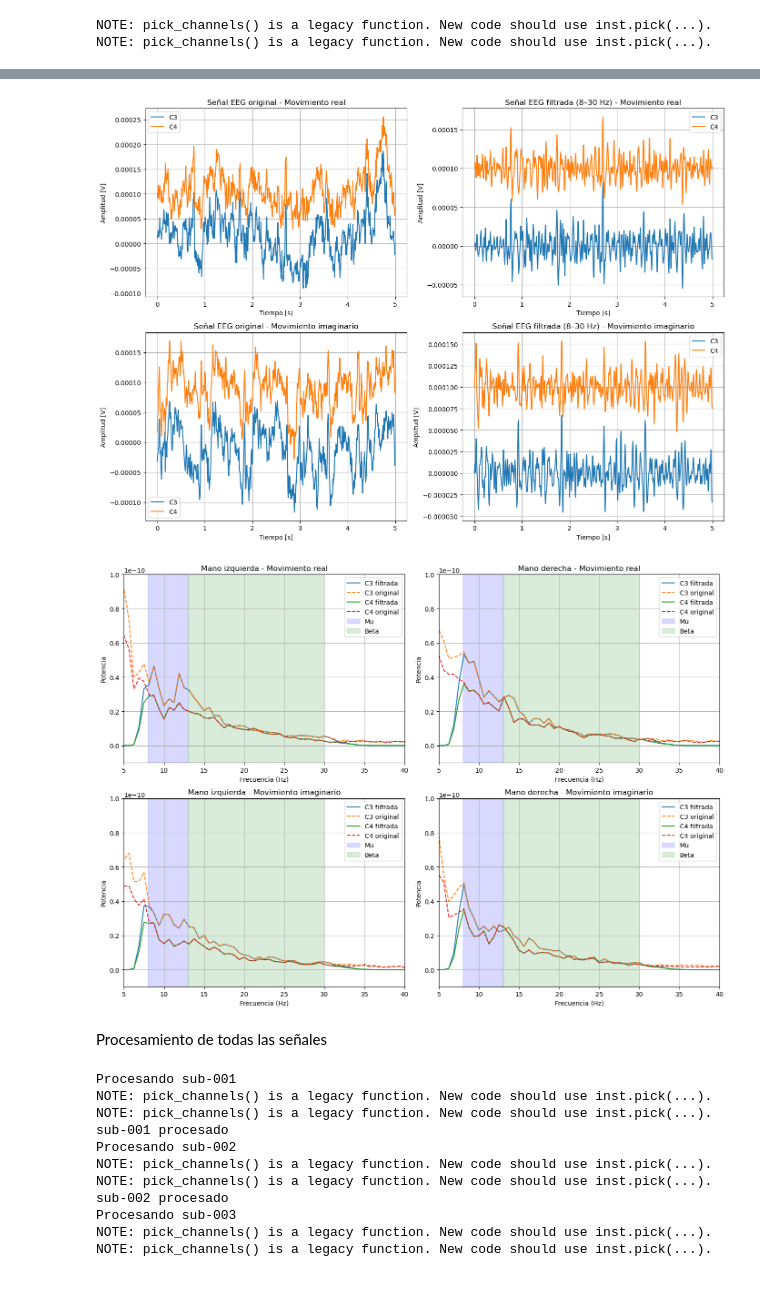
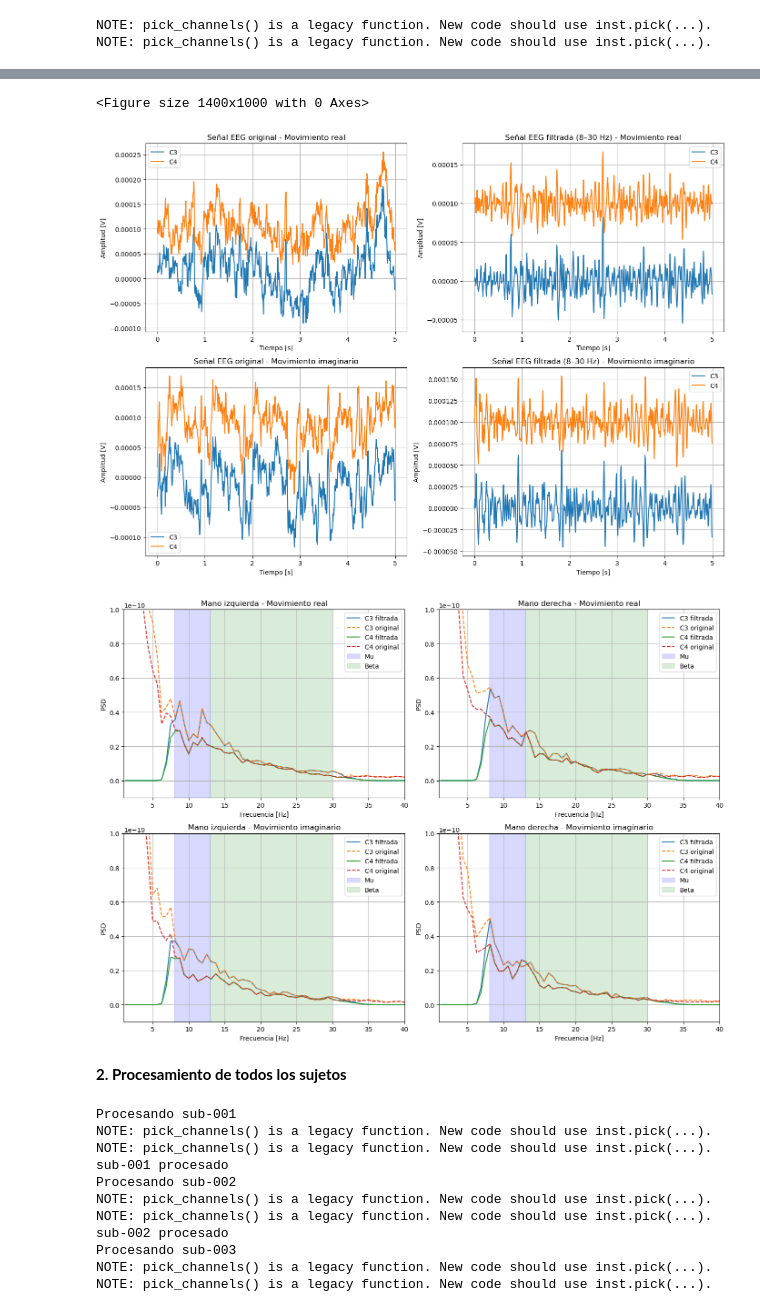
Before and after one commit to Isa21bella09/Proyecto-1---Biose-ales---Procesamiento-EEG, a Jupyter notebook: Proyecto 1 - Bioseñales.ipynb, the cells around one changed output, grey strips where cells are left out. Saved outputs shown, nothing was run; the diff lists cells and outputs as text; code cells hidden in the pictures.

```diff
--- a/Proyecto 1 - Bioseñales.ipynb
+++ b/Proyecto 1 - Bioseñales.ipynb
@@ -78,3 +77,7 @@ raw_imag_filt = raw_imag.copy().filter(8., 30., fir_window='hamming', verbose=Fa
 # %% [output]
 NOTE: pick_channels() is a legacy function. New code should use inst.pick(...).
 NOTE: pick_channels() is a legacy function. New code should use inst.pick(...).
+# %%
+# Graficar la serie de tiempo de todos los canales
+raw = mne.io.read_raw_eeglab(ruta_archivo, preload=True, verbose=False)
+raw.plot(n_channels=len(raw.ch_names), duration=5.0, scalings='auto');
@@ -135,7 +140,6 @@ plt.ylabel("Amplitud [V]")
 plt.grid()
 plt.legend()
 
-# FILTRADA
 plt.subplot(2,2,4)
 for i, ch in enumerate(['C3', 'C4']):
     plt.plot(times, img_filt[i] + i*offset, label=ch)
@@ -148,6 +152,7 @@ plt.legend()
 plt.tight_layout()
 plt.show()
 # %% [output]
+<Figure size 1400x1000 with 0 Axes>
 [figure]
 # %%
 # 4. PSD
@@ -172,7 +177,7 @@ epochs_imag_orig = mne.Epochs(raw_imag_original, events_i_orig, event_id=event_i
 epochs_imag_filt = mne.Epochs(raw_imag_filt, events_i_filt, event_id=event_id_i,
                              tmin=0, tmax=4, baseline=None, preload=True, verbose=False)
 
-# ===== CONDICIONES =====
+# Condiciones de estudio
 condiciones = [
     ("Mano_izquierda_-_Movimiento_real", epochs_real_orig['TASK1T1'], epochs_real_filt['TASK1T1']),
     ("Mano_derecha_-_Movimiento_real", epochs_real_orig['TASK1T2'], epochs_real_filt['TASK1T2']),
@@ -196,43 +201,43 @@ for i, (nombre, ep_orig, ep_filt) in enumerate(condiciones):
 
     psd_filt, _ = mne.time_frequency.psd_array_welch(datos_filt, sfreq=sfreq, fmin=1, fmax=40, verbose=False)
 
-    # Promedio sobre épocas → (canales, frecuencias)
+    # Promedio sobre épocas
     psd_orig_mean = psd_orig.mean(axis=0)
     psd_filt_mean = psd_filt.mean(axis=0)
 
-    # ===== SUBPLOT =====
+    # Gráfica
     plt.subplot(2,2,i+1)
 
     for ch_idx, ch in enumerate(canales):
 
         # Filtrada (línea sólida)
         plt.plot(freqs, psd_filt_mean[ch_idx],
                  label=f"{ch} filtrada")
 
         # Original (línea punteada)
         plt.plot(freqs, psd_orig_mean[ch_idx],
                  linestyle='--',
                  label=f"{ch} original")
 
     # Bandas
     plt.axvspan(8, 13, alpha=0.15, label='Mu', color = "b")
     plt.axvspan(13, 30, alpha=0.15, label='Beta', color = "g")
 
     plt.title(nombre.replace("_", " "))
-    plt.xlabel("Frecuencia (Hz)")
-    plt.ylabel("Potencia")
-    plt.xlim(5,40)
+    plt.xlabel("Frecuencia [Hz]")
+    plt.ylabel("PSD")
+    plt.xlim(1,40)
     plt.ylim(-0.1e-10,1e-10)
     plt.grid()
 
     plt.legend()
 
 plt.tight_layout()
 plt.show()
 # %% [output]
-[figure, old version]
+[figure, new version]
 # %% [markdown]
-Procesamiento de todas las señales
+**2. Procesamiento de todos los sujetos**
 # %%
 # Función filtrado de señales
 
```
Also changed, not shown: parts of 27 cells of this notebook.
